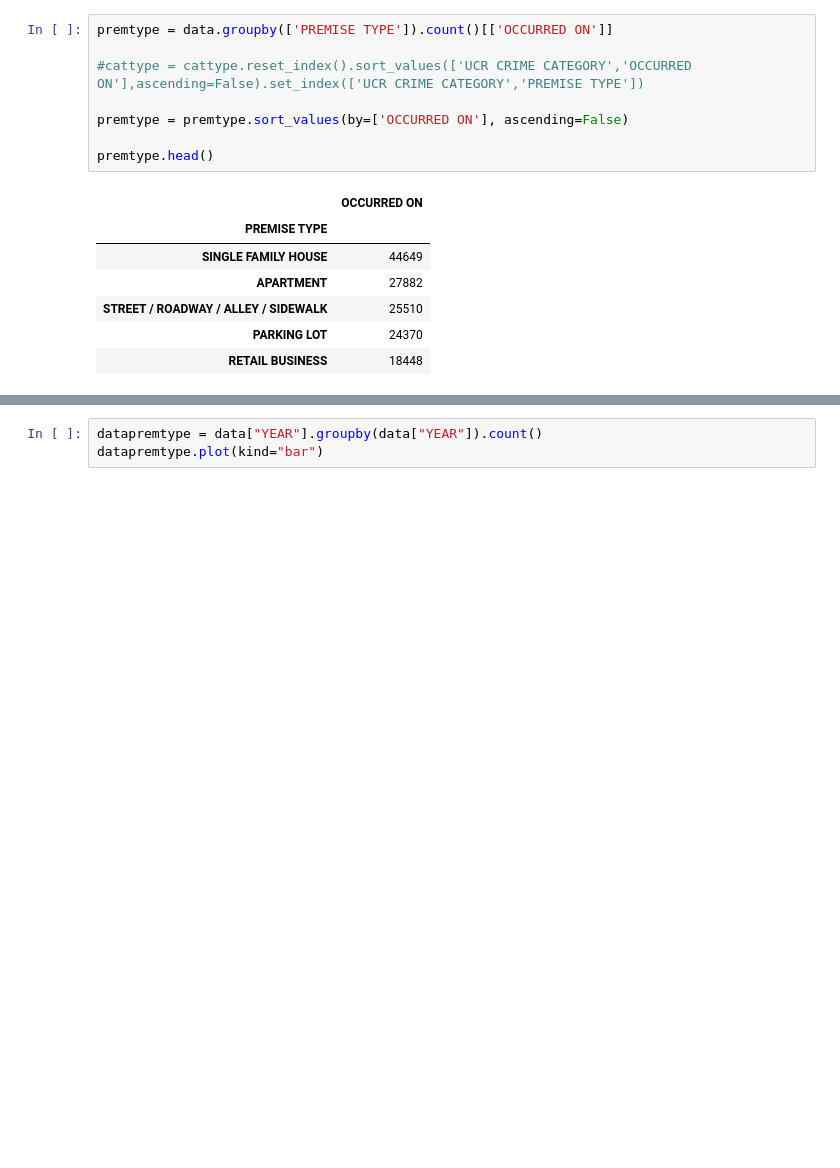
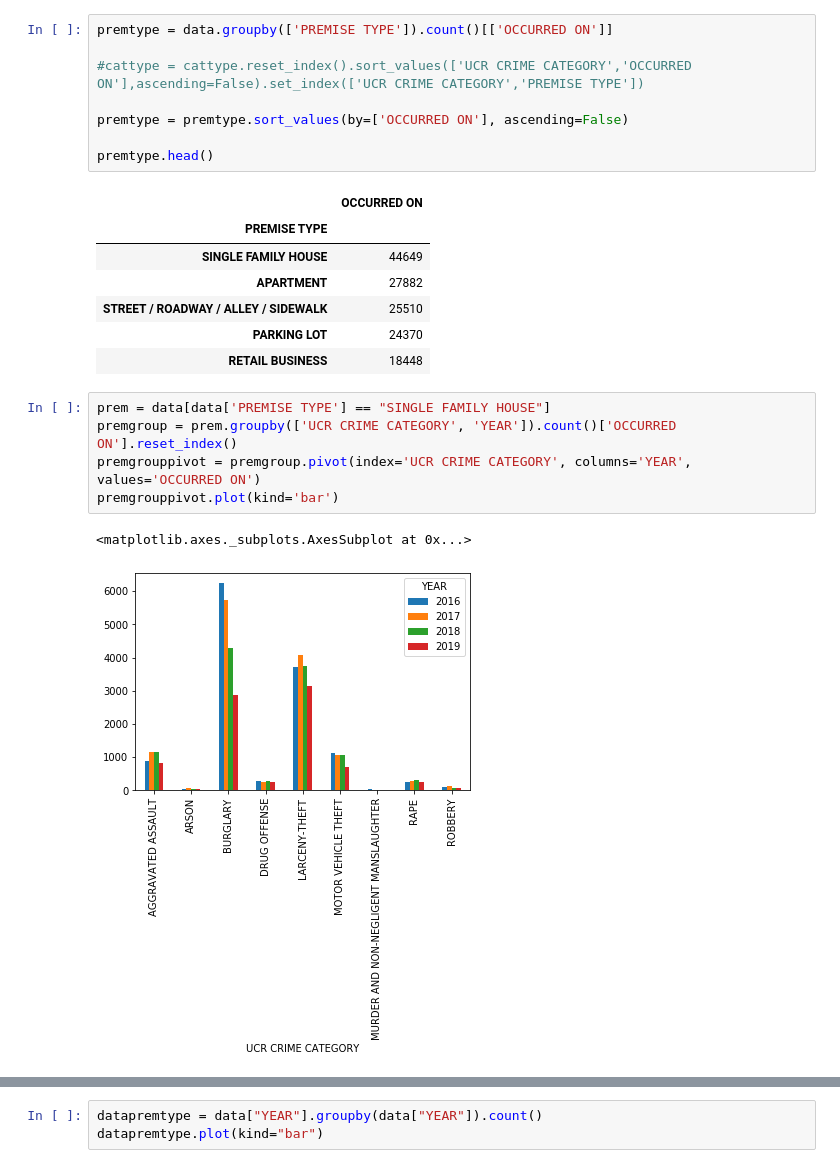
Before and after one commit to gabrielfrancous/Project-1, a Jupyter notebook: Project1_v1.ipynb, the cells around one changed output, grey strips where cells are left out. Saved outputs shown, nothing was run; the diff lists cells and outputs as text; blank space fills up the shorter version.

```diff
--- a/Project1_v1.ipynb
+++ b/Project1_v1.ipynb
@@ -214,3 +196,11 @@ premtype.head()
 | STREET / ROADWAY / ALLEY / SIDEWALK | 25510 |
 | PARKING LOT | 24370 |
 | RETAIL BUSINESS | 18448 |
+# %%
+prem = data[data['PREMISE TYPE'] == "SINGLE FAMILY HOUSE"]
+premgroup = prem.groupby(['UCR CRIME CATEGORY', 'YEAR']).count()['OCCURRED ON'].reset_index()
+premgrouppivot = premgroup.pivot(index='UCR CRIME CATEGORY', columns='YEAR', values='OCCURRED ON')
+premgrouppivot.plot(kind='bar')
+# %% [output]
+<matplotlib.axes._subplots.AxesSubplot at 0x...>
+[figure, added]
```
Also changed, not shown: parts of 8 cells of this notebook, 1 other file.
